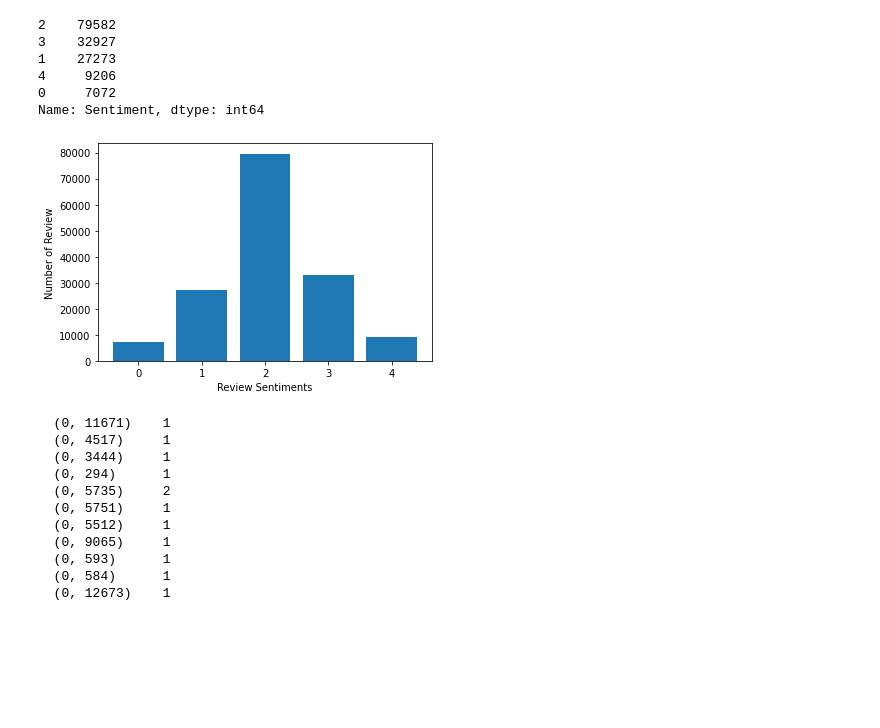
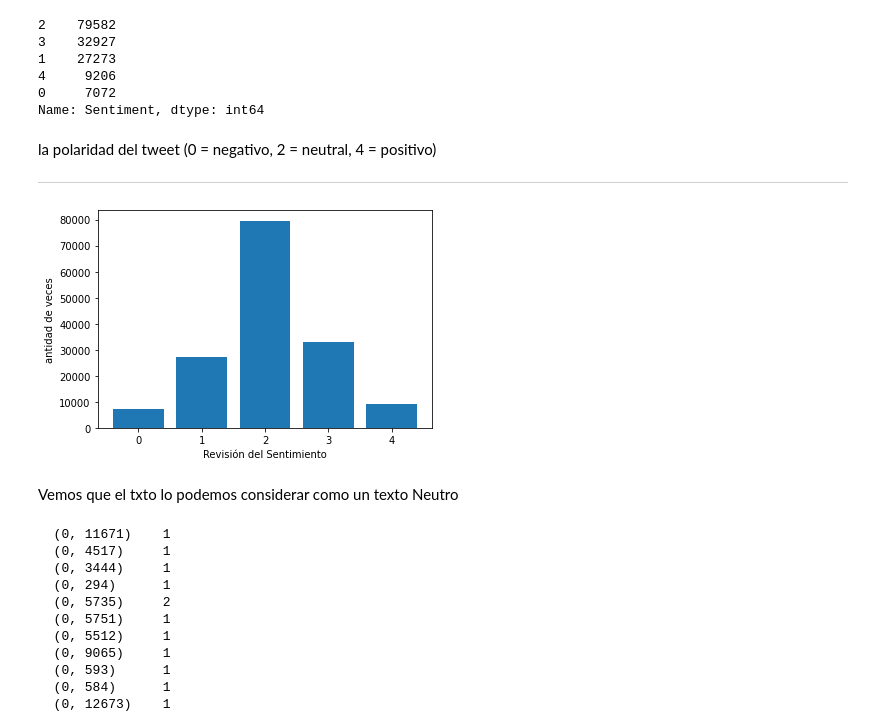
Before and after one commit to JMML2021/-Sprint-9.-An-lisi-de-sentiment-i-textos, a Jupyter notebook: Sprint_9_Anàlisi_de_sentiment_i_textos.ipynb, the cells around one changed output. Drawn from its saved outputs; the diff is of its cells as text; code cells hidden in the pictures; blank space fills up the shorter version.

```diff
--- a/Sprint_9_Anàlisi_de_sentiment_i_textos.ipynb
+++ b/Sprint_9_Anàlisi_de_sentiment_i_textos.ipynb
@@ -161,7 +296,6 @@ Mounted at /content/drive
 # %%
-# Import pandas
+# Imporamos pandas
 import pandas as pd
 
-
-data=pd.read_csv('/content/drive/MyDrive/01_COLAB/train.tsv', sep='\t')
+fichero=pd.read_csv('/content/drive/MyDrive/01_COLAB/train.tsv', sep='\t')
 # %%
@@ -200,14 +334,21 @@ data.Sentiment.value_counts()
 4     9206
 0     7072
 Name: Sentiment, dtype: int64
+# %% [markdown]
+la polaridad del tweet (0 = negativo, 2 = neutral, 4 = positivo)
+
+
+---
 # %%
-Sentiment_count=data.groupby('Sentiment').count()
+Sentiment_count=fichero.groupby('Sentiment').count()
 plt.bar(Sentiment_count.index.values, Sentiment_count['Phrase'])
-plt.xlabel('Review Sentiments')
-plt.ylabel('Number of Review')
+plt.xlabel('Revisión del Sentimiento')
+plt.ylabel('antidad de veces')
 plt.show()
 # %% [output]
-[figure, old version]
+[figure, new version]
+# %% [markdown]
+Vemos que el txto lo podemos considerar como un texto Neutro
 # %%
 from sklearn.feature_extraction.text import CountVectorizer
 from nltk.tokenize import RegexpTokenizer
```
Also changed, not shown: parts of 48 cells of this notebook.
